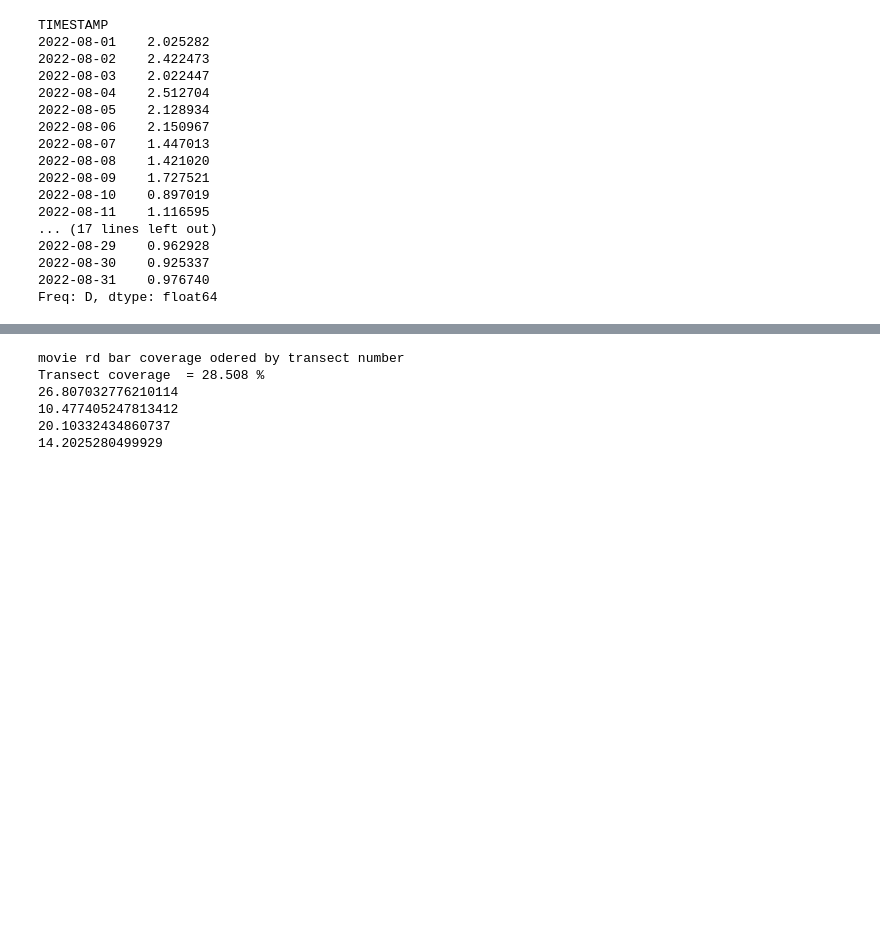
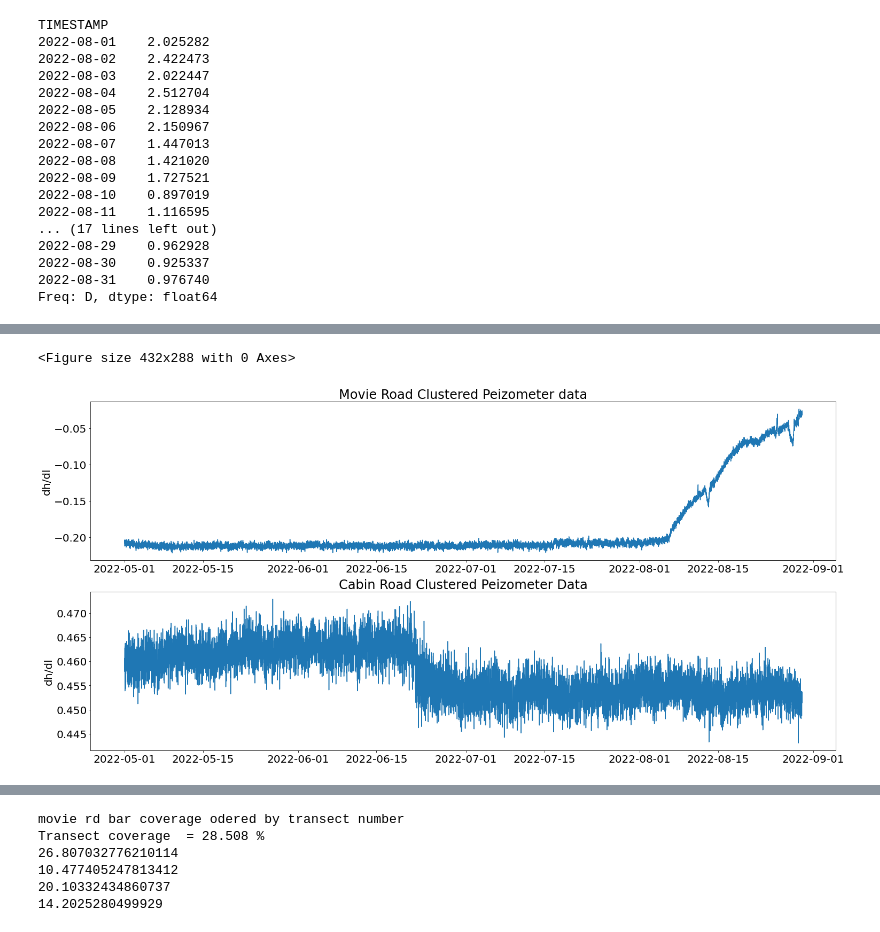
Before and after one commit to Harry1496/Capstone-Code, a Jupyter notebook: Prelim_Results.ipynb, the cells around one changed output, grey strips where cells are left out. Saved outputs shown, nothing was run; the diff lists cells and outputs as text; code cells hidden in the pictures; blank space fills up the shorter version.

```diff
--- a/Prelim_Results.ipynb
+++ b/Prelim_Results.ipynb
@@ -334,3 +382,21 @@ dh_aug.mean()
+# %%
+
+
+
+plt.figure()
+f, axes = plt.subplots(2, 1,figsize=(25,12))
+axes[0].plot(dhm_aug.index, dhm_aug)
+axes[0].set_title('Movie Road Clustered Peizometer data')
+axes[0].set_ylabel('dh/dl')
+
+
+axes[1].plot(dhc_aug.index, dhc_aug)
+axes[1].set_title('Cabin Road Clustered Peizometer Data')
+axes[1].set_ylabel('dh/dl')
+plt.show()
+# %% [output]
+<Figure size 432x288 with 0 Axes>
+[figure, added]
 # %%
 #fig = go.Figure()
 
```
Also changed, not shown: parts of 8 cells of this notebook.
